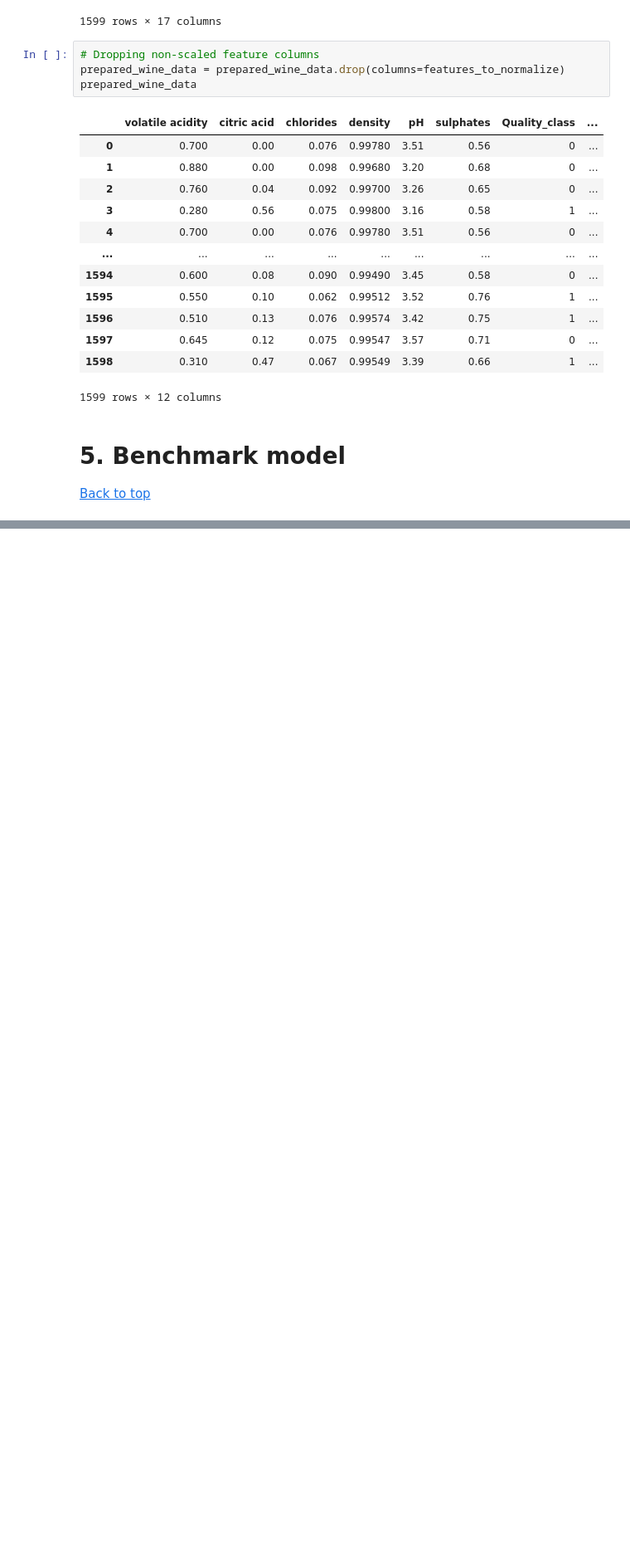
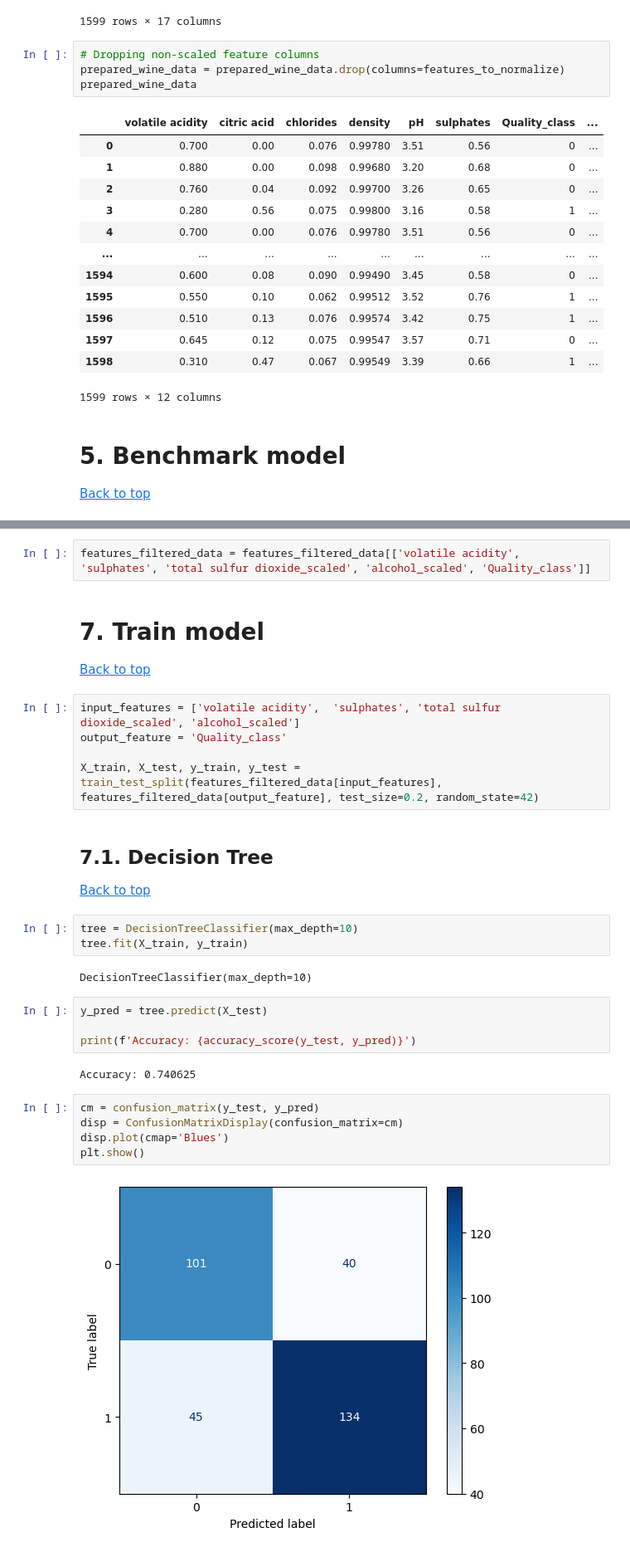
Before and after one commit to danielcamacho9712/Wine_Quality_ML_Project, a Jupyter notebook: wine_project.ipynb, the cells around one changed output, grey strips where cells are left out. Shown: that part at 83% size. Saved outputs shown, nothing was run; the diff lists cells and outputs as text; blank space fills up the shorter version.

```diff
--- a/wine_project.ipynb
+++ b/wine_project.ipynb
@@ -156,0 +223,31 @@ plt.show()
+# %%
+features_filtered_data = features_filtered_data[['volatile acidity',  'sulphates', 'total sulfur dioxide_scaled', 'alcohol_scaled', 'Quality_class']]
+# %% [markdown]
+# 7. Train model <a id='train_model'></a>
+[Back to top](#table_of_contents)
+# %%
+input_features = ['volatile acidity',  'sulphates', 'total sulfur dioxide_scaled', 'alcohol_scaled']
+output_feature = 'Quality_class'
+
+X_train, X_test, y_train, y_test = train_test_split(features_filtered_data[input_features], features_filtered_data[output_feature], test_size=0.2, random_state=42)
+# %% [markdown]
+## 7.1. Decision Tree <a id='decision_tree'></a>
+[Back to top](#table_of_contents)
+# %%
+tree = DecisionTreeClassifier(max_depth=10)
+tree.fit(X_train, y_train)
+# %% [output]
+DecisionTreeClassifier(max_depth=10)
+# %%
+y_pred = tree.predict(X_test)
+
+print(f'Accuracy: {accuracy_score(y_test, y_pred)}')
+# %% [output]
+Accuracy: 0.740625
+# %%
+cm = confusion_matrix(y_test, y_pred)
+disp = ConfusionMatrixDisplay(confusion_matrix=cm)
+disp.plot(cmap='Blues')
+plt.show()
+# %% [output]
+[figure, added]
```
Also changed, not shown: parts of 25 cells of this notebook.
